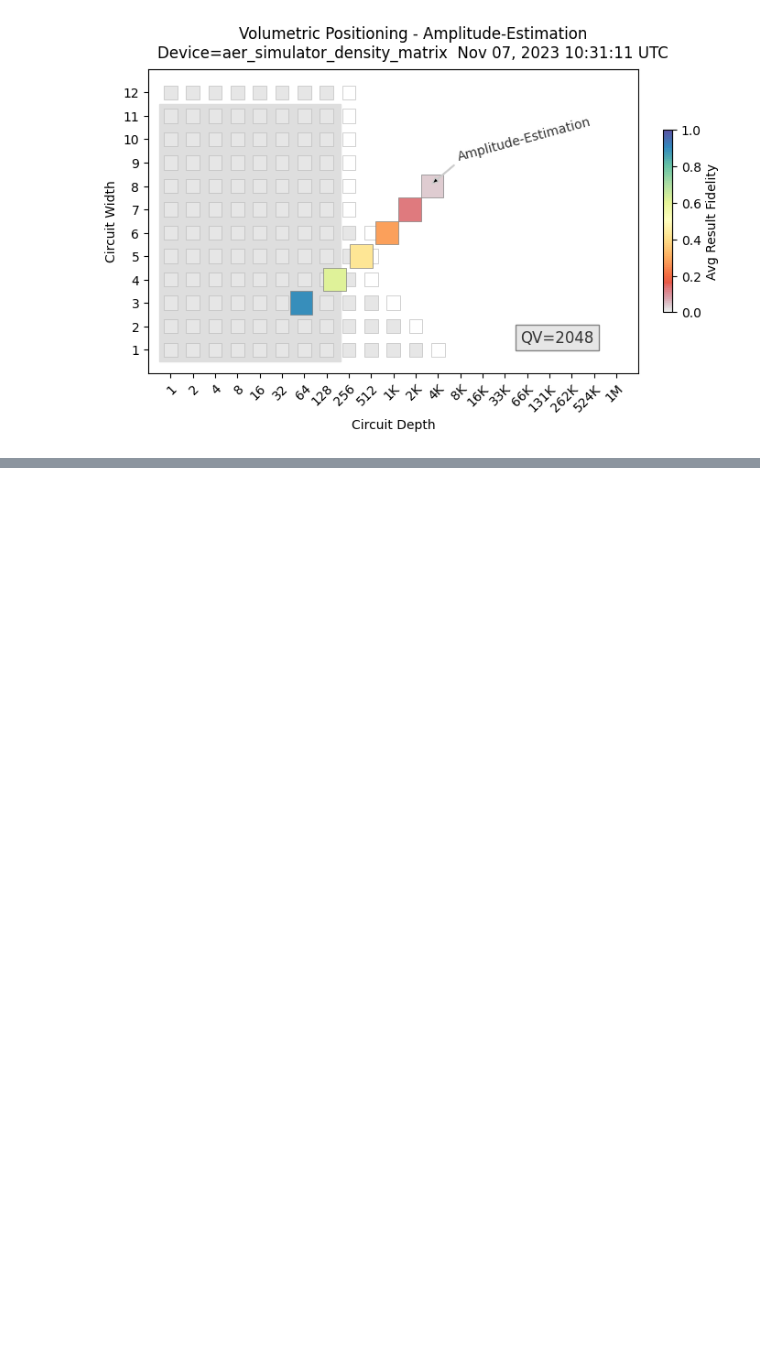
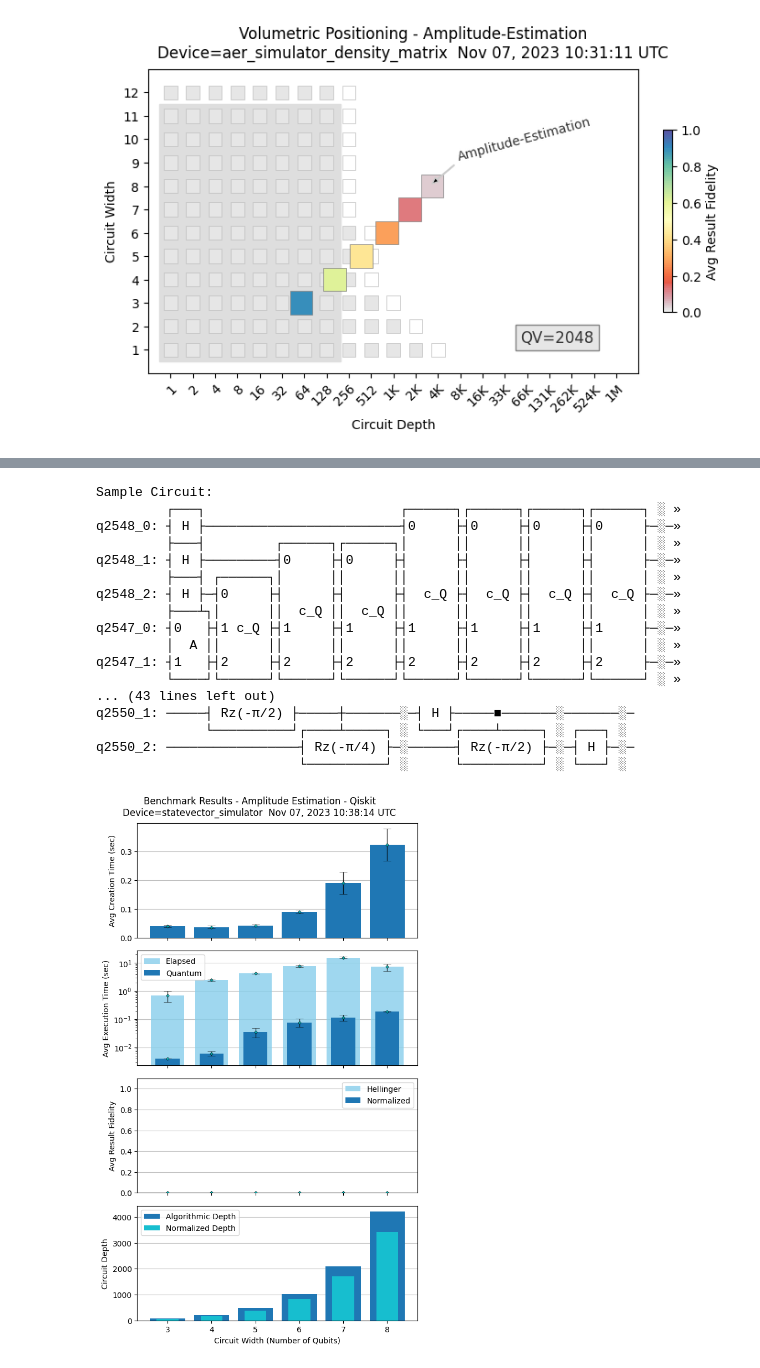
Before and after one commit to PavanCyborg/Quantum-Benchmark, a Jupyter notebook: amplitude-estimation/qiskit/ae_benchmark.ipynb, the cells around one changed output, grey strips where cells are left out. Saved outputs shown, nothing was run; the diff lists cells and outputs as text; code cells hidden in the pictures; blank space fills up the shorter version.

Commit message:
"added modification for Amplitude Estimation"

```diff
--- a/amplitude-estimation/qiskit/ae_benchmark.ipynb
+++ b/amplitude-estimation/qiskit/ae_benchmark.ipynb
@@ -811,0 +924,28 @@ q1986_2: ─────────────────┤ Rz(-π/4) ├─
+# %%
+    print("Sample Circuit:"); print(QC_ if QC_ != None else "  ... too large!")
+    print("\nControlled Quantum Operator 'cQ' ="); print(cQ_ if cQ_ != None else " ... too large!")
+    print("\nQuantum Operator 'Q' ="); print(Q_ if Q_ != None else " ... too large!")
+    print("\nAmplitude Generator 'A' ="); print(A_ if A_ != None else " ... too large!")
+    print("\nInverse QFT Circuit ="); print(QFTI_ if QC_ != None else "  ... too large!")
+
+    # Plot metrics for all circuit sizes
+    metrics.plot_metrics(f"Benchmark Results - {benchmark_name} - Qiskit")
+# %% [output]
+Sample Circuit:
+         ┌───┐                         ┌──────┐┌──────┐┌──────┐┌──────┐ ░ »
+q2548_0: ┤ H ├─────────────────────────┤0     ├┤0     ├┤0     ├┤0     ├─░─»
+         ├───┤         ┌──────┐┌──────┐│      ││      ││      ││      │ ░ »
+q2548_1: ┤ H ├─────────┤0     ├┤0     ├┤      ├┤      ├┤      ├┤      ├─░─»
+         ├───┤ ┌──────┐│      ││      ││      ││      ││      ││      │ ░ »
+q2548_2: ┤ H ├─┤0     ├┤      ├┤      ├┤  c_Q ├┤  c_Q ├┤  c_Q ├┤  c_Q ├─░─»
+         ├───┴┐│      ││  c_Q ││  c_Q ││      ││      ││      ││      │ ░ »
+q2547_0: ┤0   ├┤1 c_Q ├┤1     ├┤1     ├┤1     ├┤1     ├┤1     ├┤1     ├─░─»
+         │  A ││      ││      ││      ││      ││      ││      ││      │ ░ »
+q2547_1: ┤1   ├┤2     ├┤2     ├┤2     ├┤2     ├┤2     ├┤2     ├┤2     ├─░─»
+         └────┘└──────┘└──────┘└──────┘└──────┘└──────┘└──────┘└──────┘ ░ »
+... (43 lines left out)
+q2550_1: ─────┤ Rz(-π/2) ├─────┼───────░─┤ H ├─────■───────░───────░─
+              └──────────┘┌────┴─────┐ ░ └───┘┌────┴─────┐ ░ ┌───┐ ░
+q2550_2: ─────────────────┤ Rz(-π/4) ├─░──────┤ Rz(-π/2) ├─░─┤ H ├─░─
+                          └──────────┘ ░      └──────────┘ ░ └───┘ ░
+[figure, added]
```
Also changed, not shown: parts of 3 cells of this notebook.
